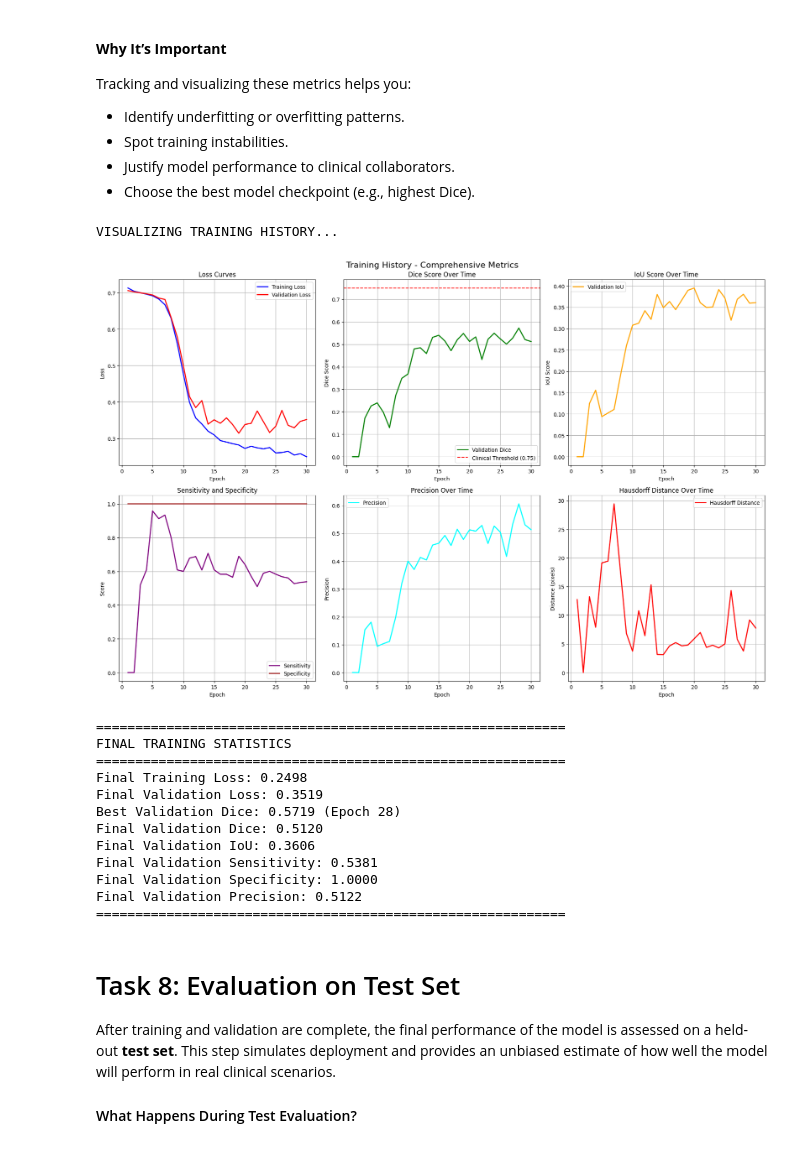
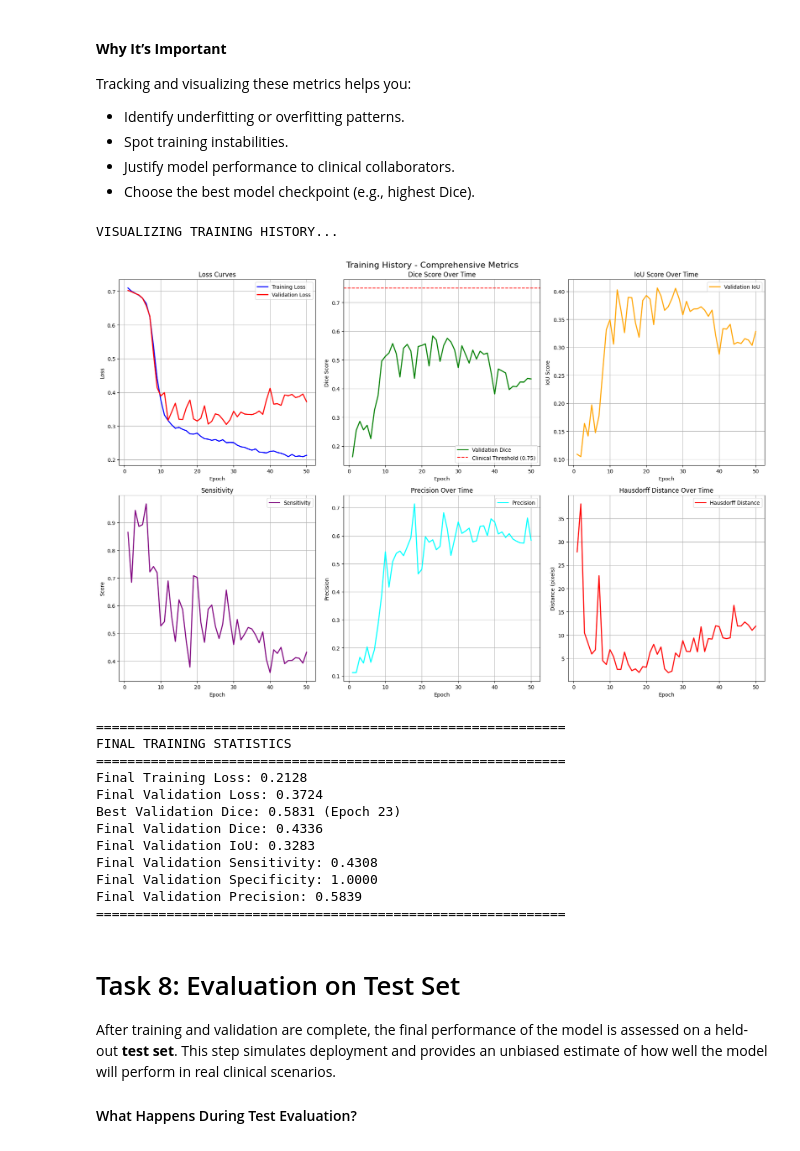
Before and after one commit to BioMedIA-MBZUAI/RISE-Summer-School, a Jupyter notebook: Day_3_Hippocampus_Segmentation.ipynb, the cells around one changed output. Saved outputs shown, nothing was run; the diff lists cells and outputs as text; code cells hidden in the pictures.

```diff
--- a/Day_3_Hippocampus_Segmentation.ipynb
+++ b/Day_3_Hippocampus_Segmentation.ipynb
@@ -1051,7 +1180,7 @@ history = {
 
 best_dice = 0
 best_model_path = "hippocampus_best_model.pth"
-max_epochs = 30  # Reduced for demo, increase for real training
+max_epochs = 50  # Reduced for demo, increase for real training
 
 for epoch in range(max_epochs):
     print(f"\nEpoch {epoch + 1}/{max_epochs}")
@@ -1158,7 +1289,6 @@ Tracking and visualizing these metrics helps you:
 - Justify model performance to clinical collaborators.
 - Choose the best model checkpoint (e.g., highest Dice).
 # %%
-# TRAINING HISTORY VISUALIZATION GRAPHS
 def plot_training_history(history):
     """Plot comprehensive training history"""
     epochs = range(1, len(history['train_loss']) + 1)
@@ -1193,10 +1323,9 @@ def plot_training_history(history):
     axes[0, 2].legend()
     axes[0, 2].grid(True)
 
-    # Plot 4: Sensitivity and Specificity
+    # Plot 4: Sensitivity
     axes[1, 0].plot(epochs, history['val_sensitivity'], 'purple', label='Sensitivity', linewidth=2)
-    axes[1, 0].plot(epochs, history['val_specificity'], 'brown', label='Specificity', linewidth=2)
-    axes[1, 0].set_title('Sensitivity and Specificity')
+    axes[1, 0].set_title('Sensitivity')
     axes[1, 0].set_xlabel('Epoch')
     axes[1, 0].set_ylabel('Score')
     axes[1, 0].legend()
@@ -1214,45 +1343,45 @@ def plot_training_history(history):
     valid_hausdorff = [h if h < 999.0 else np.nan for h in history['val_hausdorff']]
     axes[1, 2].plot(epochs, valid_hausdorff, 'red', label='Hausdorff Distance', linewidth=2)
     axes[1, 2].set_title('Hausdorff Distance Over Time')
     axes[1, 2].set_xlabel('Epoch')
     axes[1, 2].set_ylabel('Distance (pixels)')
     axes[1, 2].legend()
     axes[1, 2].grid(True)
 
     plt.tight_layout()
     plt.show()
 
     # Print final statistics
     print("\n" + "="*60)
     print("FINAL TRAINING STATISTICS")
     print("="*60)
     print(f"Final Training Loss: {history['train_loss'][-1]:.4f}")
     print(f"Final Validation Loss: {history['val_loss'][-1]:.4f}")
     print(f"Best Validation Dice: {max(history['val_dice']):.4f} (Epoch {history['val_dice'].index(max(history['val_dice']))+1})")
     print(f"Final Validation Dice: {history['val_dice'][-1]:.4f}")
     print(f"Final Validation IoU: {history['val_iou'][-1]:.4f}")
     print(f"Final Validation Sensitivity: {history['val_sensitivity'][-1]:.4f}")
     print(f"Final Validation Specificity: {history['val_specificity'][-1]:.4f}")
     print(f"Final Validation Precision: {history['val_precision'][-1]:.4f}")
     print("="*60)
 
 # Plot training history
 print("VISUALIZING TRAINING HISTORY...")
 plot_training_history(history)
 # %% [output]
 VISUALIZING TRAINING HISTORY...
-[figure, old version]
+[figure, new version]
 ============================================================
 FINAL TRAINING STATISTICS
 ============================================================
-Final Training Loss: 0.2498
-Final Validation Loss: 0.3519
-Best Validation Dice: 0.5719 (Epoch 28)
-Final Validation Dice: 0.5120
-Final Validation IoU: 0.3606
-Final Validation Sensitivity: 0.5381
+Final Training Loss: 0.2128
+Final Validation Loss: 0.3724
+Best Validation Dice: 0.5831 (Epoch 23)
+Final Validation Dice: 0.4336
+Final Validation IoU: 0.3283
+Final Validation Sensitivity: 0.4308
 Final Validation Specificity: 1.0000
-Final Validation Precision: 0.5122
+Final Validation Precision: 0.5839
 ============================================================
 # %% [markdown]
 # Task 8: Evaluation on Test Set
```
Also changed, not shown: parts of 21 cells of this notebook.
